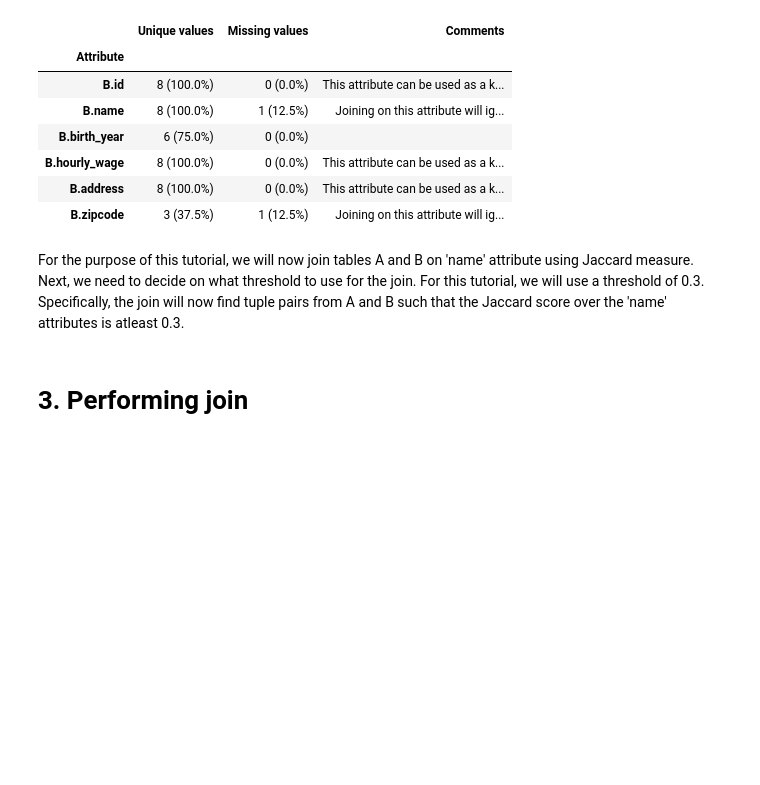
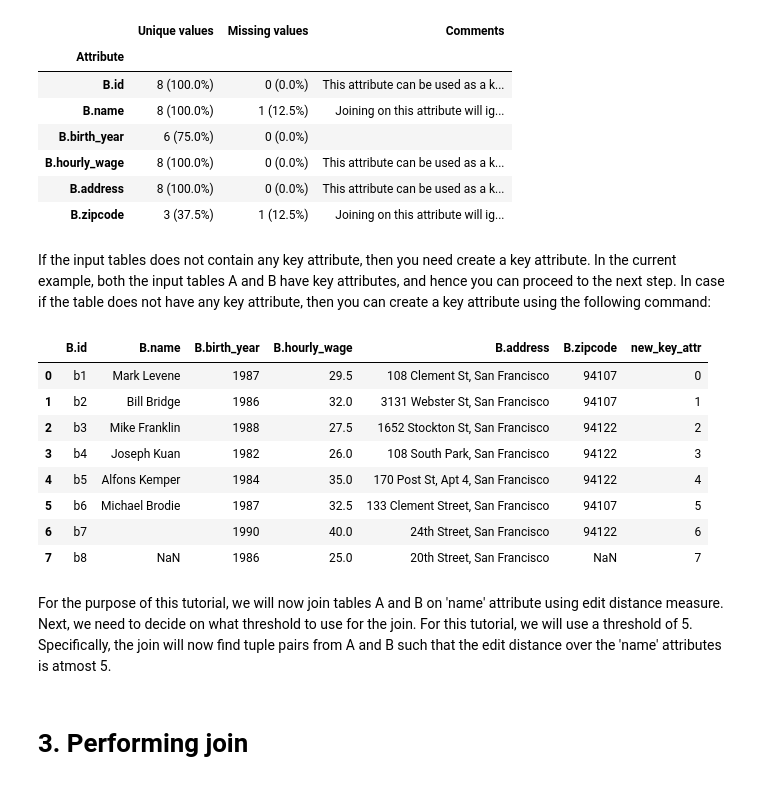
Before and after one commit to anhaidgroup/py_stringsimjoin, a Jupyter notebook: notebooks/Joining two tables using edit distance measure.ipynb, the cells around one changed output. Cells and saved outputs as stored; diff of their text form; code cells hidden in the pictures; blank space fills up the shorter version.

Commit message:
[DOC] Updated tutorials.

```diff
--- a/notebooks/Joining two tables using edit distance measure.ipynb
+++ b/notebooks/Joining two tables using edit distance measure.ipynb
@@ -94,12 +104,31 @@ ssj.profile_table_for_join(B)
 | B.hourly_wage | 8 (100.0%) | 0 (0.0%) | This attribute can be used as a k... |
 | B.address | 8 (100.0%) | 0 (0.0%) | This attribute can be used as a k... |
 | B.zipcode | 3 (37.5%) | 1 (12.5%) | Joining on this attribute will ig... |
+# %% [markdown]
+If the input tables does not contain any key attribute, then you need
+create a key attribute. In the current example, both the input tables
+A and B have key attributes, and hence you can proceed to the next step.
+In case if the table does not have any key attribute, then you can
+create a key attribute using the following command:
+# %%
+B['new_key_attr'] = range(0, len(B))
+B
+# %% [output]
+|  | B.id | B.name | B.birth_year | B.hourly_wage | B.address | B.zipcode | new_key_attr |
+| 0 | b1 | Mark Levene | 1987 | 29.5 | 108 Clement St, San Francisco | 94107 | 0 |
+| 1 | b2 | Bill Bridge | 1986 | 32.0 | 3131 Webster St, San Francisco | 94107 | 1 |
+| 2 | b3 | Mike Franklin | 1988 | 27.5 | 1652 Stockton St, San Francisco | 94122 | 2 |
+| 3 | b4 | Joseph Kuan | 1982 | 26.0 | 108 South Park, San Francisco | 94122 | 3 |
+| 4 | b5 | Alfons Kemper | 1984 | 35.0 | 170 Post St, Apt 4, San Francisco | 94122 | 4 |
+| 5 | b6 | Michael Brodie | 1987 | 32.5 | 133 Clement Street, San Francisco | 94107 | 5 |
+| 6 | b7 |  | 1990 | 40.0 | 24th Street, San Francisco | 94122 | 6 |
+| 7 | b8 | NaN | 1986 | 25.0 | 20th Street, San Francisco | NaN | 7 |
 # %% [markdown]
 For the purpose of this tutorial, we will now join tables A and B on
-'name' attribute using Jaccard measure. Next, we need to decide on what
-threshold to use for the join. For this tutorial, we will use a threshold of 0.3.
+'name' attribute using edit distance measure. Next, we need to decide on what
+threshold to use for the join. For this tutorial, we will use a threshold of 5.
 Specifically, the join will now find tuple pairs from A and B such that
-the Jaccard score over the 'name' attributes is atleast 0.3.
+the edit distance over the 'name' attributes is atmost 5.
 # %% [markdown]
 # 3. Performing join
 # %% [markdown]
```
Also changed, not shown: parts of 17 cells of this notebook, 3 other files.
